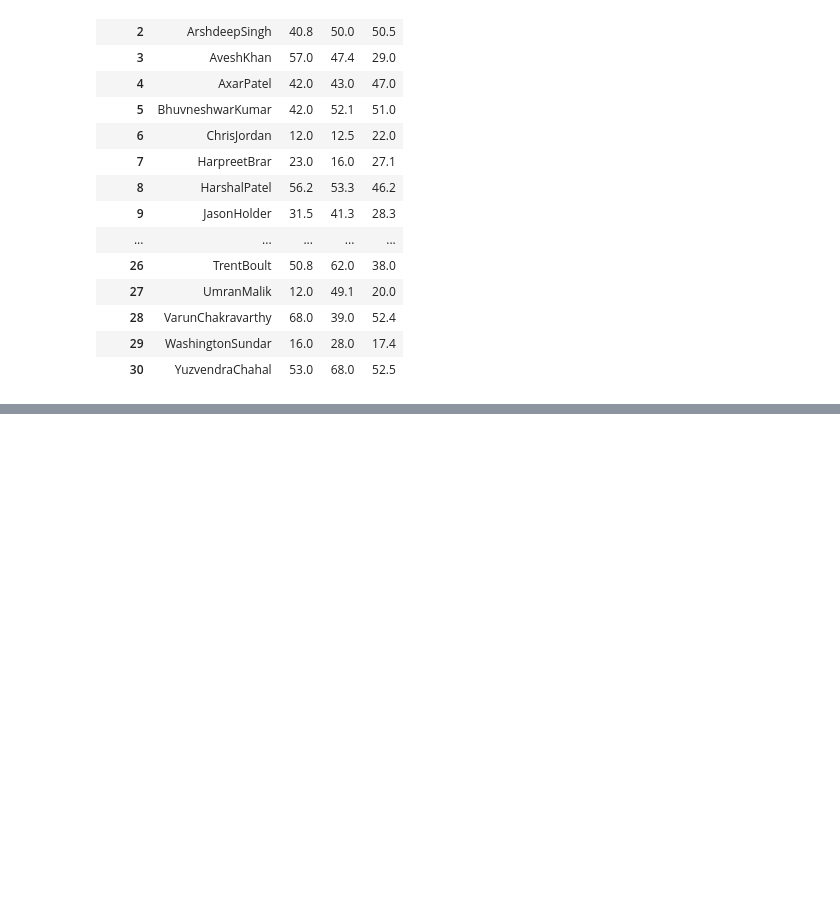
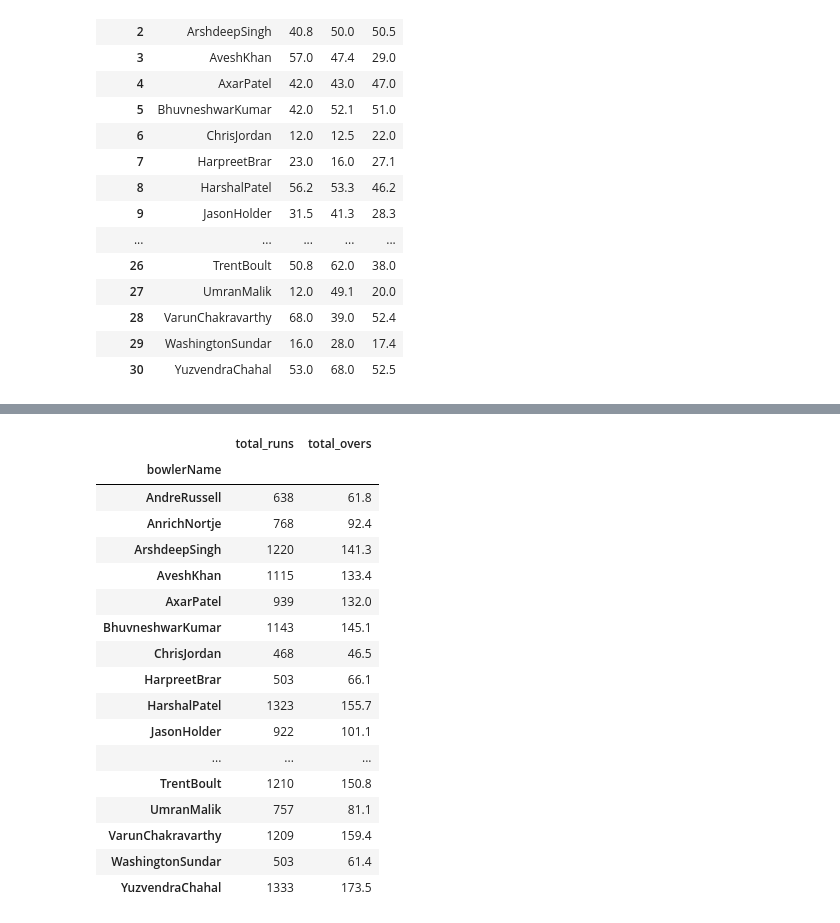
Before and after one commit to sourabhms66/ipl_2024, a Jupyter notebook: codes.ipynb, the cells around one changed output, grey strips where cells are left out. Drawn from its saved outputs; the diff is of its cells as text; code cells hidden in the pictures; blank space fills up the shorter version.

```diff
--- a/codes.ipynb
+++ b/codes.ipynb
@@ -734,0 +755,24 @@ bowler_min_60_balls
+# %%
+bowler_top_economy.groupby('bowlerName').agg(
+    total_runs=('runs', 'sum'),
+    total_overs=('overs', 'sum')
+)
+# %% [output]
+|  | total_runs | total_overs |
+| bowlerName |  |  |
+| AndreRussell | 638 | 61.8 |
+| AnrichNortje | 768 | 92.4 |
+| ArshdeepSingh | 1220 | 141.3 |
+| AveshKhan | 1115 | 133.4 |
+| AxarPatel | 939 | 132.0 |
+| BhuvneshwarKumar | 1143 | 145.1 |
+| ChrisJordan | 468 | 46.5 |
+| HarpreetBrar | 503 | 66.1 |
+| HarshalPatel | 1323 | 155.7 |
+| JasonHolder | 922 | 101.1 |
+| ... | ... | ... |
+| TrentBoult | 1210 | 150.8 |
+| UmranMalik | 757 | 81.1 |
+| VarunChakravarthy | 1209 | 159.4 |
+| WashingtonSundar | 503 | 61.4 |
+| YuzvendraChahal | 1333 | 173.5 |
```
Also changed, not shown: parts of 6 cells of this notebook.
